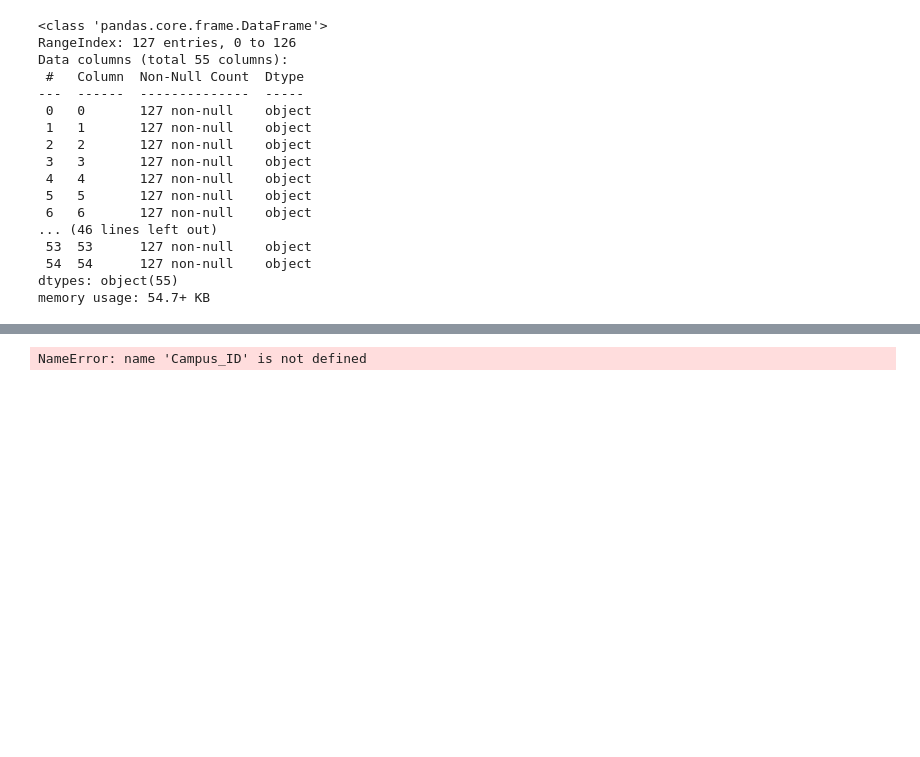
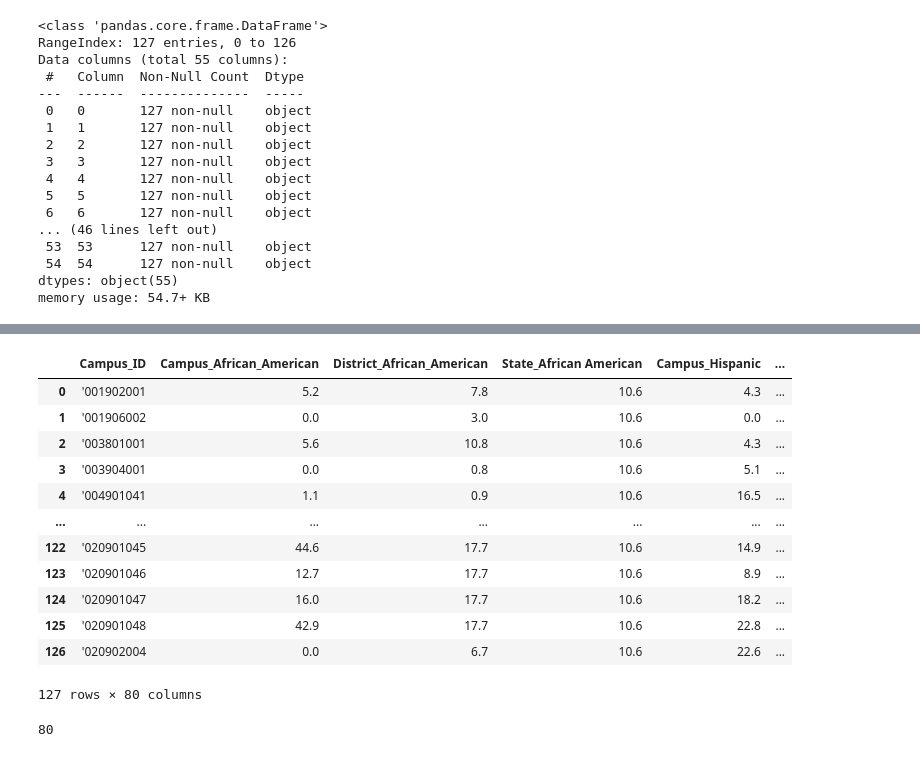
Before and after one commit to rakhira/algebra-I-STAAR-scores-predictor, a Jupyter notebook: TEA_parsing.ipynb, the cells around one changed output, grey strips where cells are left out. Saved outputs shown, nothing was run; the diff lists cells and outputs as text; code cells hidden in the pictures; blank space fills up the shorter version.

```diff
--- a/TEA_parsing.ipynb
+++ b/TEA_parsing.ipynb
@@ -844,5 +847,5 @@ memory usage: 54.7+ KB
 
 for i in range(len(staar_df.columns)):
 #     staff_df[i] = staff_df[i].replace(to_replace = ' ', value='', regex=True)
-    staff_df[i] = staff_df[i].replace(to_replace = '%', value='', regex=True)
-    staff_df[1] = staff_df[1].replace(to_replace = str("End of Course Algebra I\n"), value="", regex=True)
+    staar_df[i] = staar_df[i].replace(to_replace = '%', value='', regex=True)
+    staar_df[1] = staar_df[1].replace(to_replace = str("End of Course Algebra I\n"), value="", regex=True)
@@ -851,5 +862,5 @@ KeyError: 0
 # %%
-staff_df.rename(columns = {0:'Campus_ID',
+staar_df.rename(columns = {0:'Campus_ID',
                            1: 'DELETE',
                            2: 'DELETE_2',
                            3:'State_Approaching',
@@ -868,8 +879,8 @@ staff_df.rename(columns = {0:'Campus_ID',
                           16: 'DELETE_5',
                           17: 'Econ_Disadv_Approaching',
                           18: 'EL_Approaching',
-                           19: 'DELETE',
-                           20: 'DELETE_2',
+                           19: 'DELETE_11',
+                           20: 'DELETE_6',
                            21:'State_Meets',
                            22: 'District_Meets',
                            23: 'Campus_Meets',
@@ -881,13 +892,13 @@ staff_df.rename(columns = {0:'Campus_ID',
                            29: 'Pacifc_Islander_Meets',
                           30: 'Two_or_More_Races_Meets',
                           31: 'Special_Ed_Meets',
-                          32: 'DELETE_3',
-                          33: 'DELETE_4',
-                          34: 'DELETE_5',
+                          32: 'DELETE_7',
+                          33: 'DELETE_8',
+                          34: 'DELETE_9',
                           35: 'Econ_Disadv_Meets',
                           36: 'EL_Meets',
-                           37: 'DELETE',
-                           38: 'DELETE_2',
+                           37: 'DELETE_10',
+                           38: 'DELETE_12',
                            39:'State_Masters',
                            40: 'District_Masters',
                            41: 'Campus_Masters',
@@ -899,9 +910,9 @@ staff_df.rename(columns = {0:'Campus_ID',
                            47: 'Pacifc_Islander_Masters',
                           48: 'Two_or_More_Races_Masters',
                           49: 'Special_Ed_Masters',
-                          50: 'DELETE_3',
-                          51: 'DELETE_4',
-                          52: 'DELETE_5',
+                          50: 'DELETE_13',
+                          51: 'DELETE_14',
+                          52: 'DELETE_15',
                           53: 'Econ_Disadv_Masters',
                           54: 'EL_Masters',
                           },
@@ -919,6 +955,20 @@ staff_df.head()
 # %%
 # merge dataframes
 
-total_df = pd.merge(staff_df, staar_df, on=Campus_ID)
+total_df = pd.merge(staff_df, staar_df, on='Campus_ID')
-# %% [output]
-NameError: name 'Campus_ID' is not defined
+# %%
+total_df.fillna(0)
+# %% [output]
+|  | Campus_ID | Campus_African_American | District_African_American | State_African American | Campus_Hispanic | ... |
+| 0 | '001902001 | 5.2 | 7.8 | 10.6 | 4.3 | ... |
+| 1 | '001906002 | 0.0 | 3.0 | 10.6 | 0.0 | ... |
+| 2 | '003801001 | 5.6 | 10.8 | 10.6 | 4.3 | ... |
+| 3 | '003904001 | 0.0 | 0.8 | 10.6 | 5.1 | ... |
+| 4 | '004901041 | 1.1 | 0.9 | 10.6 | 16.5 | ... |
+| ... | ... | ... | ... | ... | ... | ... |
+| 122 | '020901045 | 44.6 | 17.7 | 10.6 | 14.9 | ... |
+| 123 | '020901046 | 12.7 | 17.7 | 10.6 | 8.9 | ... |
+| 124 | '020901047 | 16.0 | 17.7 | 10.6 | 18.2 | ... |
+| 125 | '020901048 | 42.9 | 17.7 | 10.6 | 22.8 | ... |
+| 126 | '020902004 | 0.0 | 6.7 | 10.6 | 22.6 | ... |
+127 rows × 80 columns
@@ -924,0 +979,4 @@ NameError: name 'Campus_ID' is not defined
+# %%
+len(total_df.columns)
+# %% [output]
+80
```
Also changed, not shown: parts of 23 cells of this notebook, 1 other file.
